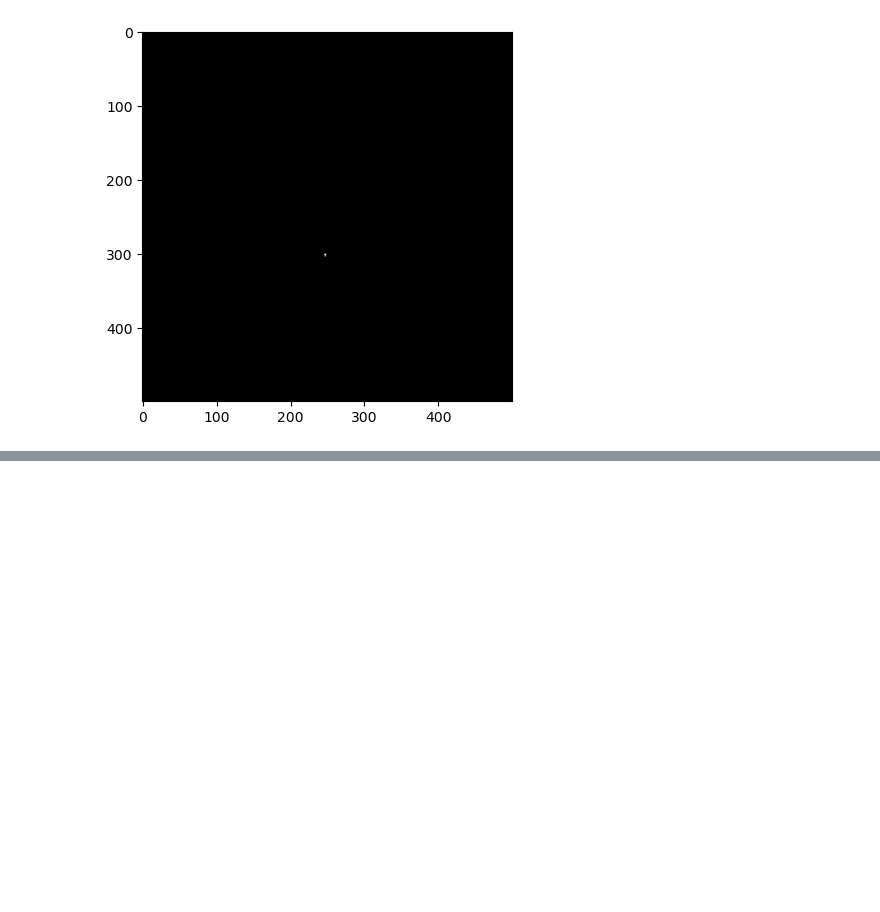
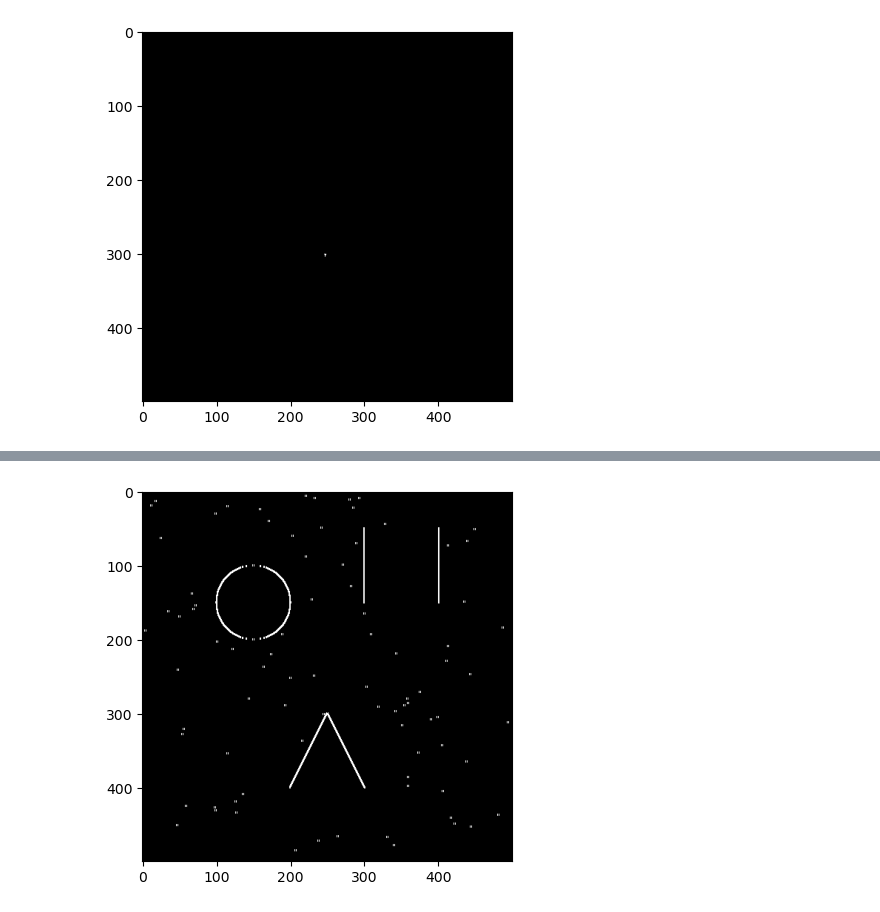
Before and after one commit to phoenix102030/CV_learning, a Jupyter notebook: opencv/img_proc.ipynb, the cells around one changed output, grey strips where cells are left out. Cells and saved outputs as stored; diff of their text form; code cells hidden in the pictures; blank space fills up the shorter version.

```diff
--- a/opencv/img_proc.ipynb
+++ b/opencv/img_proc.ipynb
@@ -242,0 +258,5 @@ pp(blackhat)
+# %%
+sobelx_1 = cv2.convertScaleAbs(sobelx)
+pp(sobelx_1)
+# %% [output]
+[figure, added]
```
Also changed, not shown: parts of 19 cells of this notebook, 2 other files.
